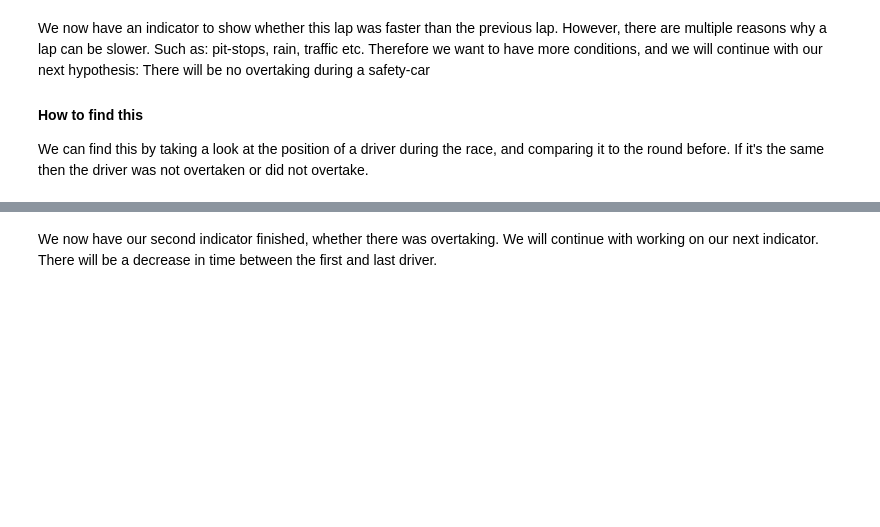
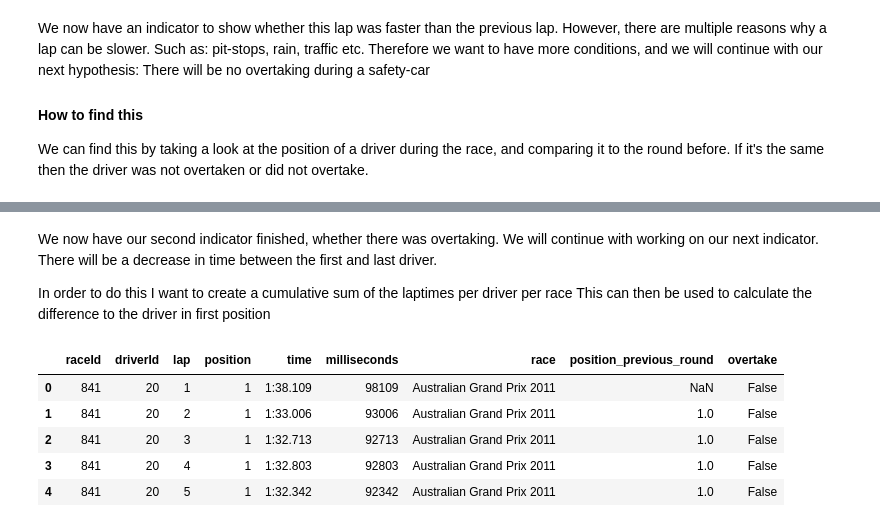
Before and after one commit to yannickaugustijn/F1, a Jupyter notebook: Safety cars.ipynb, the cells around one changed output, grey strips where cells are left out. Cells and saved outputs as stored; diff of their text form; code cells hidden in the pictures; blank space fills up the shorter version.

```diff
--- a/Safety cars.ipynb
+++ b/Safety cars.ipynb
@@ -182,2 +353,15 @@ avg_laptimes_race_df.head()
 # %% [markdown]
 We now have our second indicator finished, whether there was overtaking. We will continue with working on our next indicator. There will be a decrease in time between the first and last driver.
+
+In order to do this I want to create a cumulative sum of the laptimes per driver per race
+This can then be used to calculate the difference to the driver in first position
+# %%
+# we will use laptime_race_df again
+laptime_race_df.head()
+# %% [output]
+|  | raceId | driverId | lap | position | time | milliseconds | race | position_previous_round | overtake |
+| 0 | 841 | 20 | 1 | 1 | 1:38.109 | 98109 | Australian Grand Prix 2011 | NaN | False |
+| 1 | 841 | 20 | 2 | 1 | 1:33.006 | 93006 | Australian Grand Prix 2011 | 1.0 | False |
+| 2 | 841 | 20 | 3 | 1 | 1:32.713 | 92713 | Australian Grand Prix 2011 | 1.0 | False |
+| 3 | 841 | 20 | 4 | 1 | 1:32.803 | 92803 | Australian Grand Prix 2011 | 1.0 | False |
+| 4 | 841 | 20 | 5 | 1 | 1:32.342 | 92342 | Australian Grand Prix 2011 | 1.0 | False |
```
Also changed, not shown: parts of 17 cells of this notebook.
